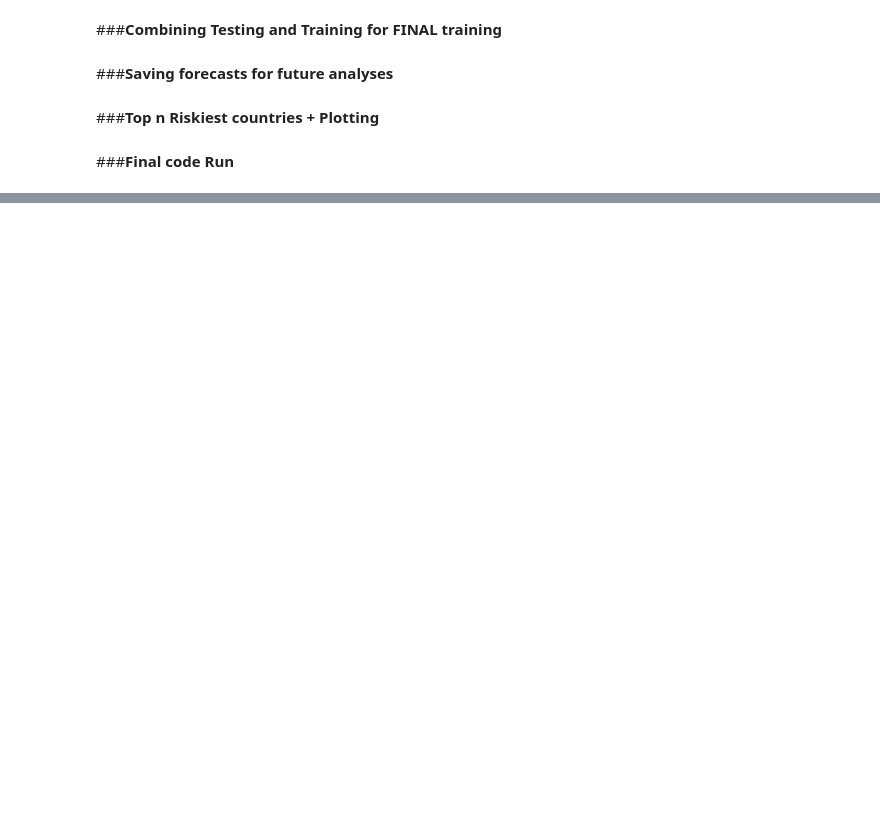
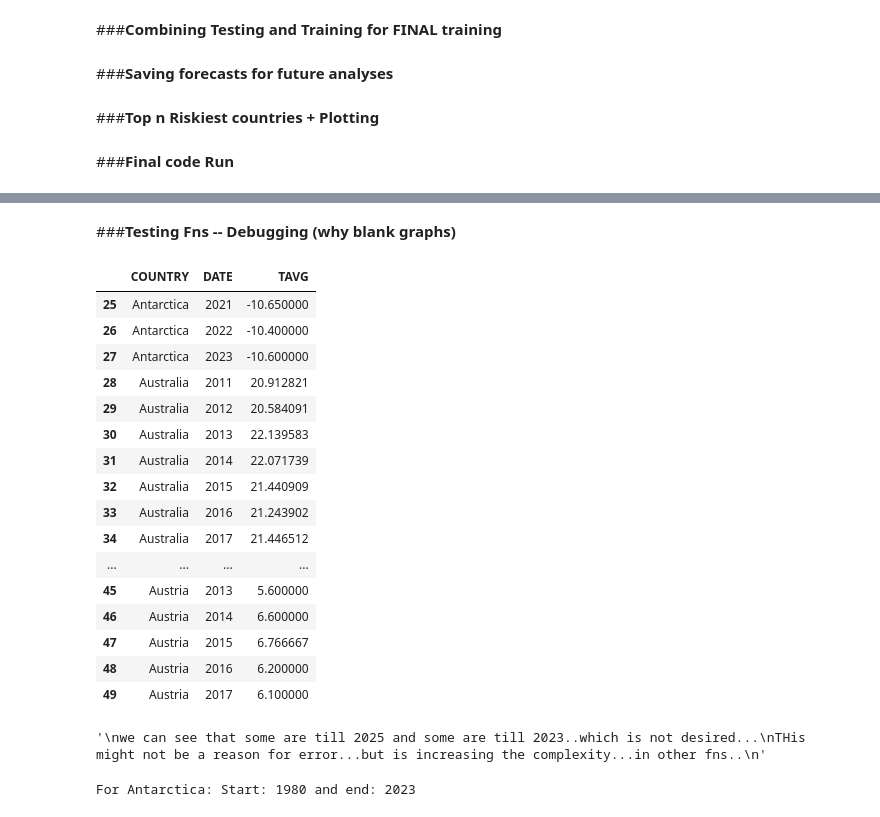
Before and after one commit to DiwashPatel/GCRP-Global-Climate-Risk-Profiling, a Jupyter notebook: notebooks/11_FinalScript.ipynb, the cells around one changed output, grey strips where cells are left out. Saved outputs shown, nothing was run; the diff lists cells and outputs as text; code cells hidden in the pictures; blank space fills up the shorter version.

```diff
--- a/notebooks/11_FinalScript.ipynb
+++ b/notebooks/11_FinalScript.ipynb
@@ -1432,0 +1312,38 @@ Starting final model training for column: TAVG
+# %% [markdown]
+###**Testing Fns -- Debugging (why blank graphs)**
+# %%
+#1)
+df = pd.read_csv(f"{basePath}/data/processed/trimmedData.csv")
+# %% [output]
+|  | COUNTRY | DATE | TAVG |
+| 25 | Antarctica | 2021 | -10.650000 |
+| 26 | Antarctica | 2022 | -10.400000 |
+| 27 | Antarctica | 2023 | -10.600000 |
+| 28 | Australia | 2011 | 20.912821 |
+| 29 | Australia | 2012 | 20.584091 |
+| 30 | Australia | 2013 | 22.139583 |
+| 31 | Australia | 2014 | 22.071739 |
+| 32 | Australia | 2015 | 21.440909 |
+| 33 | Australia | 2016 | 21.243902 |
+| 34 | Australia | 2017 | 21.446512 |
+| ... | ... | ... | ... |
+| 45 | Austria | 2013 | 5.600000 |
+| 46 | Austria | 2014 | 6.600000 |
+| 47 | Austria | 2015 | 6.766667 |
+| 48 | Austria | 2016 | 6.200000 |
+| 49 | Austria | 2017 | 6.100000 |
+# %%
+df_train, df_test = prepare_column_data_pipeline(df, 'TAVG')
+df_train.iloc[25:50]
+df_test.iloc[25:50]
+"""
+we can see that some are till 2025 and some are till 2023..which is not desired...
+THis might not be a reason for error...but is increasing the complexity...in other fns..
+"""
+# %% [output]
+'\nwe can see that some are till 2025 and some are till 2023..which is not desired...\nTHis might not be a reason for error...but is increasing the complexity...in other fns..\n'
+# %%
+df_comb = combine_data_for_final_training(df_train, df_test)
+#The combined data is not till 2025..some like Antarctica is till 2023
+# %% [output]
+For Antarctica: Start: 1980 and end: 2023
```
Also changed, not shown: parts of 16 cells of this notebook.
